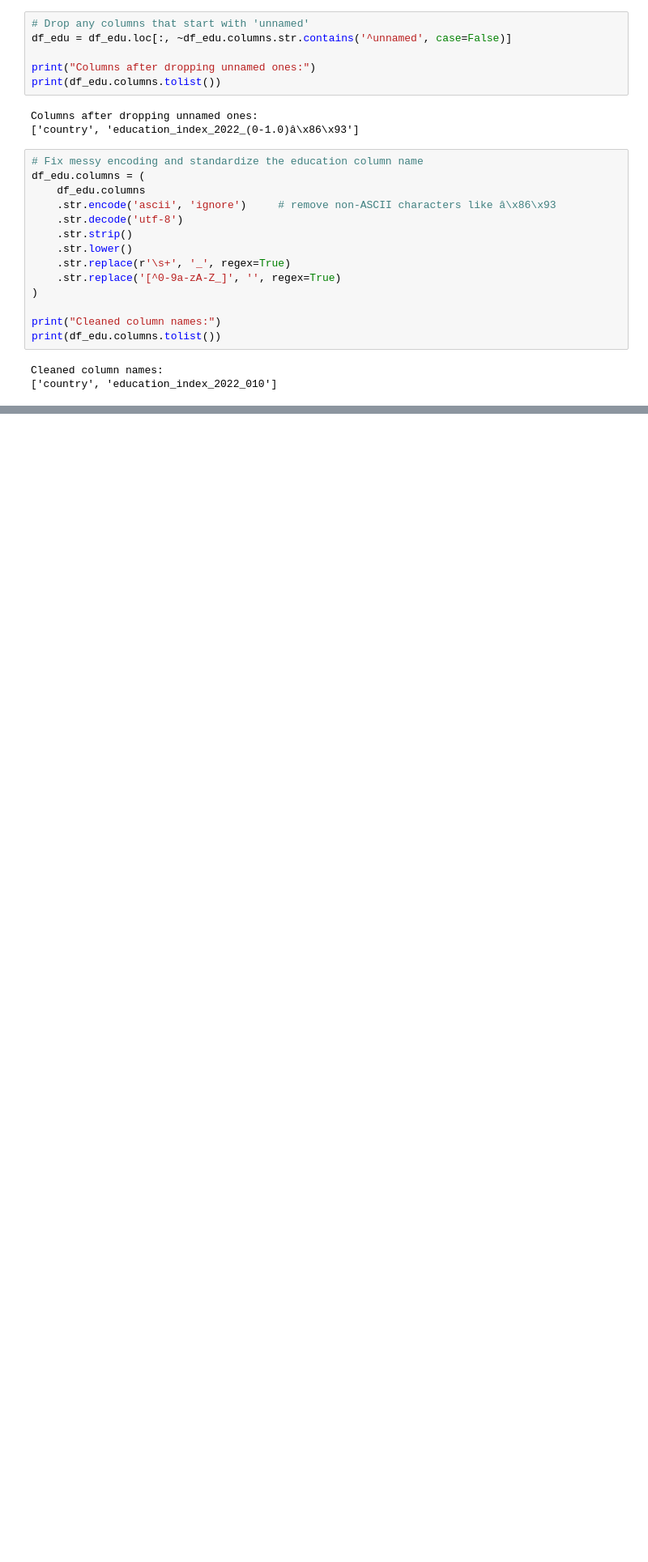
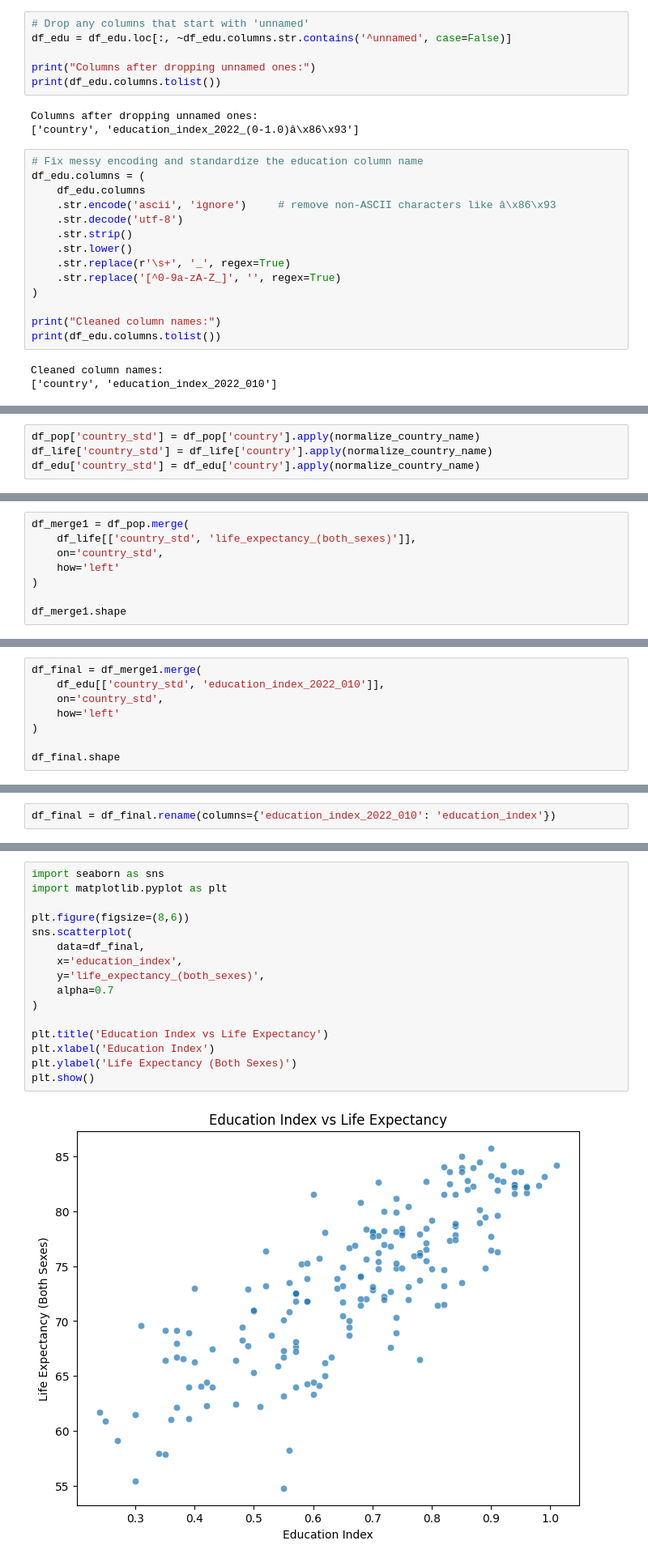
Before and after one commit to Maurice912/DATA_preprocessing_project, a Jupyter notebook: notebooks/Data.ipynb, the cells around one changed output, grey strips where cells are left out. Shown: that part at 81% size. Saved outputs shown, nothing was run; the diff lists cells and outputs as text; blank space fills up the shorter version.

Commit message:
Merged data explored

```diff
--- a/notebooks/Data.ipynb
+++ b/notebooks/Data.ipynb
@@ -341,0 +490,4 @@ Cleaned column names:
+# %%
+df_pop['country_std'] = df_pop['country'].apply(normalize_country_name)
+df_life['country_std'] = df_life['country'].apply(normalize_country_name)
+df_edu['country_std'] = df_edu['country'].apply(normalize_country_name)
@@ -341,0 +496,8 @@ Cleaned column names:
+# %%
+df_merge1 = df_pop.merge(
+    df_life[['country_std', 'life_expectancy_(both_sexes)']],
+    on='country_std',
+    how='left'
+)
+
+df_merge1.shape
@@ -341,0 +535,8 @@ Cleaned column names:
+# %%
+df_final = df_merge1.merge(
+    df_edu[['country_std', 'education_index_2022_010']],
+    on='country_std',
+    how='left'
+)
+
+df_final.shape
@@ -341,0 +575,2 @@ Cleaned column names:
+# %%
+df_final = df_final.rename(columns={'education_index_2022_010': 'education_index'})
@@ -341,0 +599,18 @@ Cleaned column names:
+# %%
+import seaborn as sns
+import matplotlib.pyplot as plt
+
+plt.figure(figsize=(8,6))
+sns.scatterplot(
+    data=df_final,
+    x='education_index',
+    y='life_expectancy_(both_sexes)',
+    alpha=0.7
+)
+
+plt.title('Education Index vs Life Expectancy')
+plt.xlabel('Education Index')
+plt.ylabel('Life Expectancy (Both Sexes)')
+plt.show()
+# %% [output]
+[figure, added]
```
Also changed, not shown: parts of 18 cells of this notebook.
